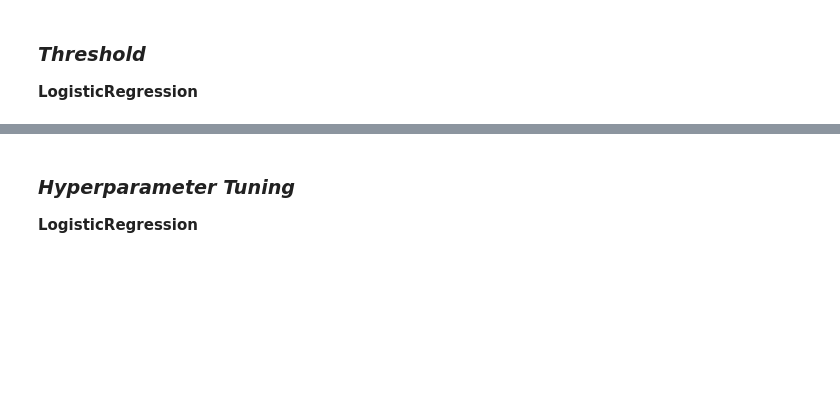
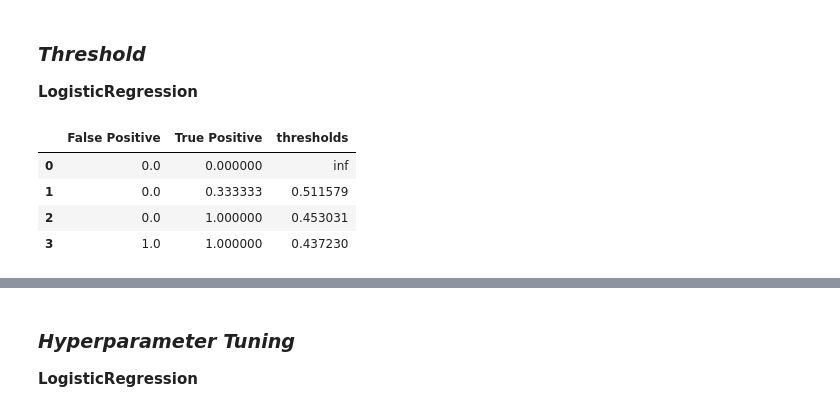
Before and after one commit to Code-str8/sepsis-prediction-api, a Jupyter notebook: sepsis.ipynb, the cells around one changed output, grey strips where cells are left out. Drawn from its saved outputs; the diff is of its cells as text; code cells hidden in the pictures; blank space fills up the shorter version.

```diff
--- a/sepsis.ipynb
+++ b/sepsis.ipynb
@@ -791,3 +800,21 @@ Confusion matrix for logistic_classifier:
 ### *Threshold*
 
 **LogisticRegression**
+# %%
+# Compute thresholds
+pr, tpr, thresholds = roc_curve(Y_eval_encoded, Y_pred_proba)
+
+
+#roc_auc = roc_auc_score(Y_eval_encoded, Y_pred_proba)
+
+# to view all max row
+pd.set_option('display.max_rows',None)
+
+table = pd.DataFrame(zip(fpr, tpr, thresholds), columns=['False Positive','True Positive','thresholds'])
+table.head()
+# %% [output]
+|  | False Positive | True Positive | thresholds |
+| 0 | 0.0 | 0.000000 | inf |
+| 1 | 0.0 | 0.333333 | 0.511579 |
+| 2 | 0.0 | 1.000000 | 0.453031 |
+| 3 | 1.0 | 1.000000 | 0.437230 |
```
Also changed, not shown: parts of 17 cells of this notebook, 1 other file.
